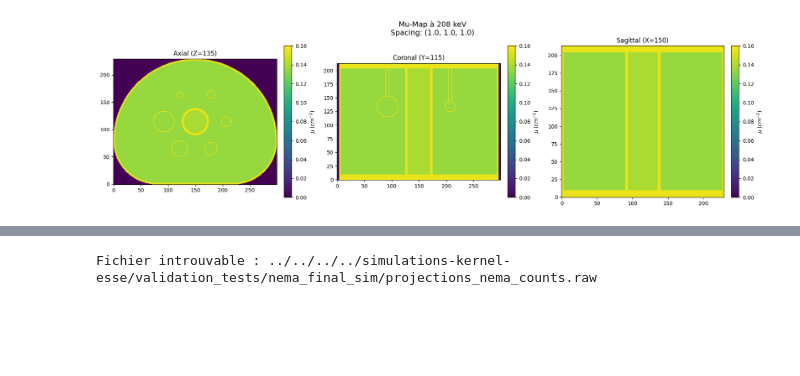
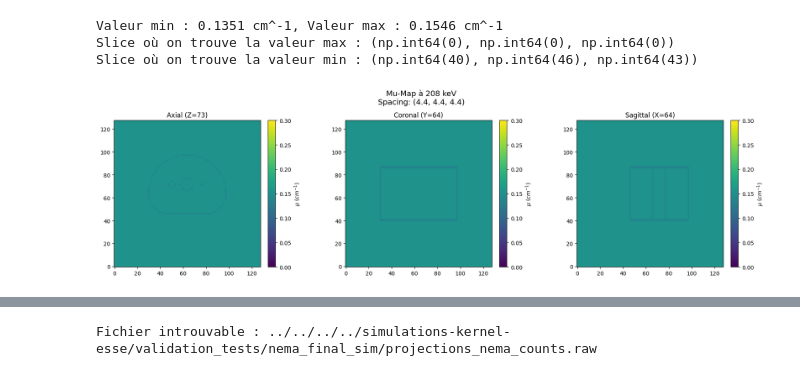
Before and after one commit to Nebulaaae/PyTomography, a Jupyter notebook: docs/source/notebooks/mc_esse_tew_comparison.ipynb, the cells around one changed output, grey strips where cells are left out. Cells and saved outputs as stored; diff of their text form; code cells hidden in the pictures; blank space fills up the shorter version.

```diff
--- a/docs/source/notebooks/mc_esse_tew_comparison.ipynb
+++ b/docs/source/notebooks/mc_esse_tew_comparison.ipynb
@@ -94,7 +94,7 @@ def plot_mhd(mhd_path, title="Mu-Map à 208 keV", pos=[None, None, None]):
 
     # --- Définition du référentiel commun ---
     # Pour du 208 keV : 0 (Air) à 0.16 (Plastique dense)
-    v_min, v_max = 0.0, 0.16
+    v_min, v_max = 0.0, 0.3
 
     fig, axes = plt.subplots(1, 3, figsize=(18, 5))
     fig.suptitle(f"{title}\nSpacing: {img.GetSpacing()}", fontsize=14)
@@ -111,10 +111,17 @@ def plot_mhd(mhd_path, title="Mu-Map à 208 keV", pos=[None, None, None]):
         axes[i].set_title(label)
         plt.colorbar(im, ax=axes[i], fraction=0.046, pad=0.04, label="$\mu$ ($cm^{-1}$)")
 
+    print(f"Valeur min : {data.min():.4f} cm^-1, Valeur max : {data.max():.4f} cm^-1")
+    print(f"Slice où on trouve la valeur max : {np.unravel_index(np.argmax(data), data.shape)}")
+    print(f"Slice où on trouve la valeur min : {np.unravel_index(np.argmin(data), data.shape)}")
+
     plt.tight_layout()
     plt.show()
 # %%
 path_mu = "../../../../simulations-kernel-esse/validation_tests/nema_maps/nema_mu_map_208keV.mhd"
-plot_mhd(path_mu, title="Mu-Map à 208 keV",pos=[135, None, None])
+plot_mhd(path_mu, title="Mu-Map à 208 keV",pos=[73, None, None])
 # %% [output]
+Valeur min : 0.1351 cm^-1, Valeur max : 0.1546 cm^-1
+Slice où on trouve la valeur max : (np.int64(0), np.int64(0), np.int64(0))
+Slice où on trouve la valeur min : (np.int64(40), np.int64(46), np.int64(43))
-[figure, old version]
+[figure, new version]
```
Also changed, not shown: parts of 30 cells of this notebook.
